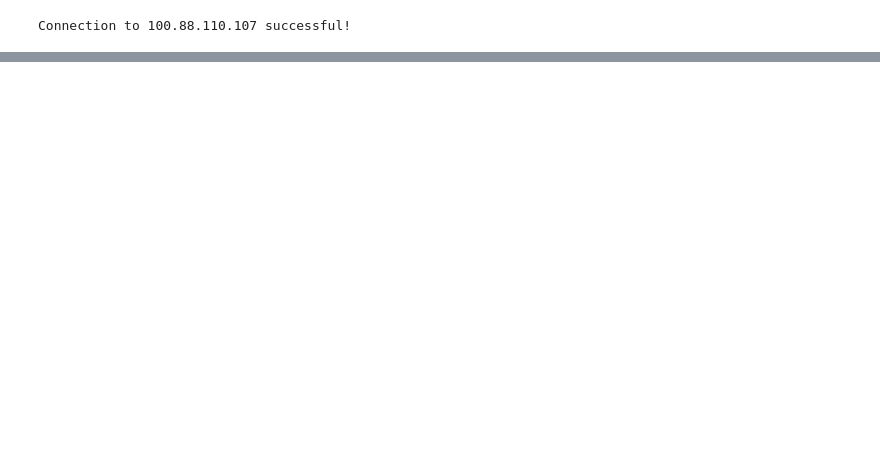
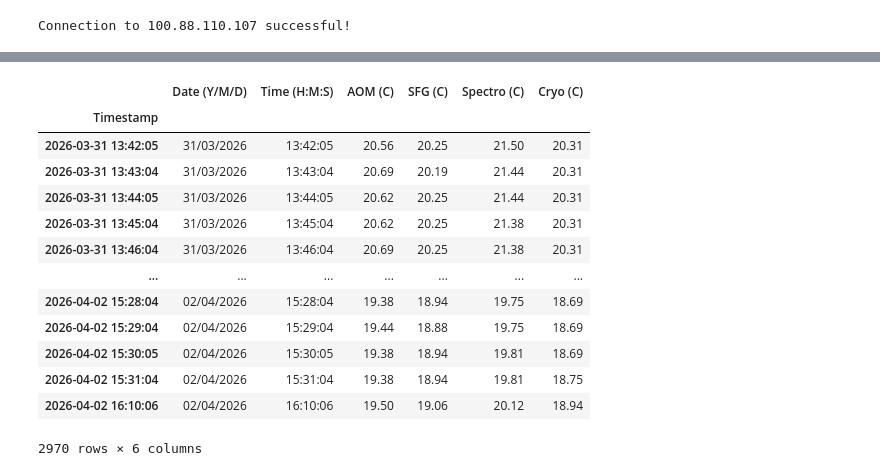
Before and after one commit to FinleyGB/lab_data_logging, a Jupyter notebook: remote_copy_test.ipynb, the cells around one changed output, grey strips where cells are left out. Drawn from its saved outputs; the diff is of its cells as text; code cells hidden in the pictures; blank space fills up the shorter version.

```diff
--- a/remote_copy_test.ipynb
+++ b/remote_copy_test.ipynb
@@ -58,0 +59,17 @@ plt.show()
+# %%
+df
+# %% [output]
+|  | Date (Y/M/D) | Time (H:M:S) | AOM (C) | SFG (C) | Spectro (C) | Cryo (C) |
+| Timestamp |  |  |  |  |  |  |
+| 2026-03-31 13:42:05 | 31/03/2026 | 13:42:05 | 20.56 | 20.25 | 21.50 | 20.31 |
+| 2026-03-31 13:43:04 | 31/03/2026 | 13:43:04 | 20.69 | 20.19 | 21.44 | 20.31 |
+| 2026-03-31 13:44:05 | 31/03/2026 | 13:44:05 | 20.62 | 20.25 | 21.44 | 20.31 |
+| 2026-03-31 13:45:04 | 31/03/2026 | 13:45:04 | 20.62 | 20.25 | 21.38 | 20.31 |
+| 2026-03-31 13:46:04 | 31/03/2026 | 13:46:04 | 20.69 | 20.25 | 21.38 | 20.31 |
+| ... | ... | ... | ... | ... | ... | ... |
+| 2026-04-02 15:28:04 | 02/04/2026 | 15:28:04 | 19.38 | 18.94 | 19.75 | 18.69 |
+| 2026-04-02 15:29:04 | 02/04/2026 | 15:29:04 | 19.44 | 18.88 | 19.75 | 18.69 |
+| 2026-04-02 15:30:05 | 02/04/2026 | 15:30:05 | 19.38 | 18.94 | 19.81 | 18.69 |
+| 2026-04-02 15:31:04 | 02/04/2026 | 15:31:04 | 19.38 | 18.94 | 19.81 | 18.75 |
+| 2026-04-02 16:10:06 | 02/04/2026 | 16:10:06 | 19.50 | 19.06 | 20.12 | 18.94 |
+2970 rows × 6 columns
```
Also changed, not shown: parts of 3 cells of this notebook, 1 other file.
